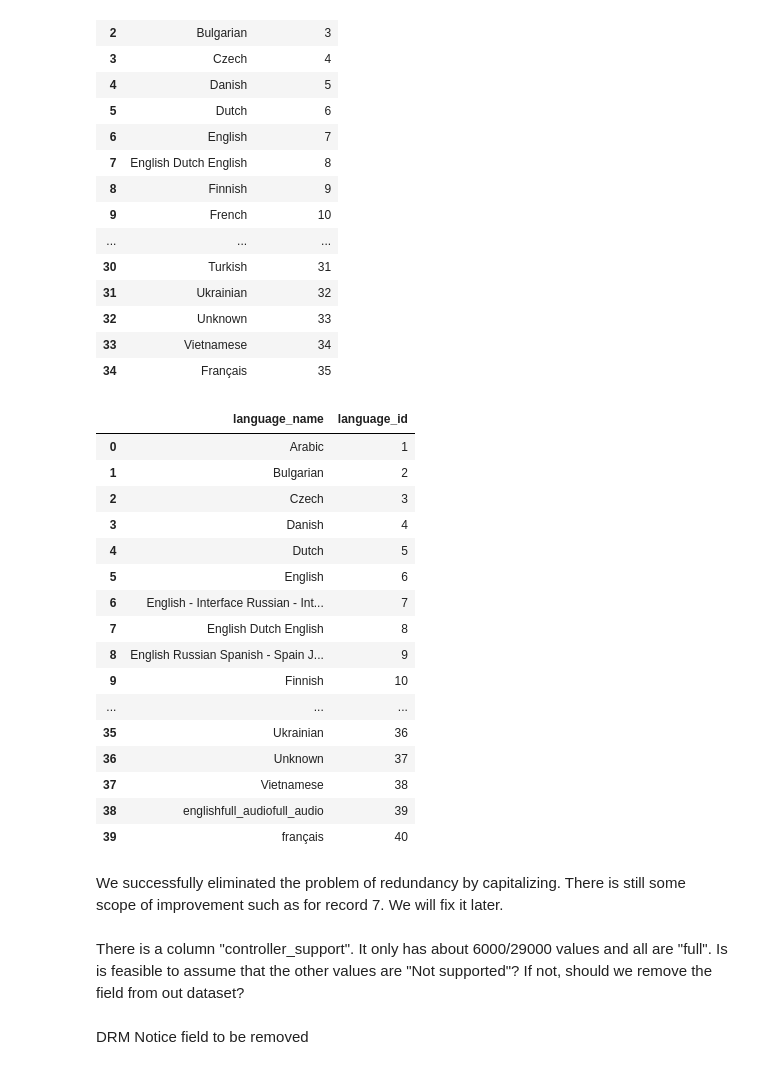
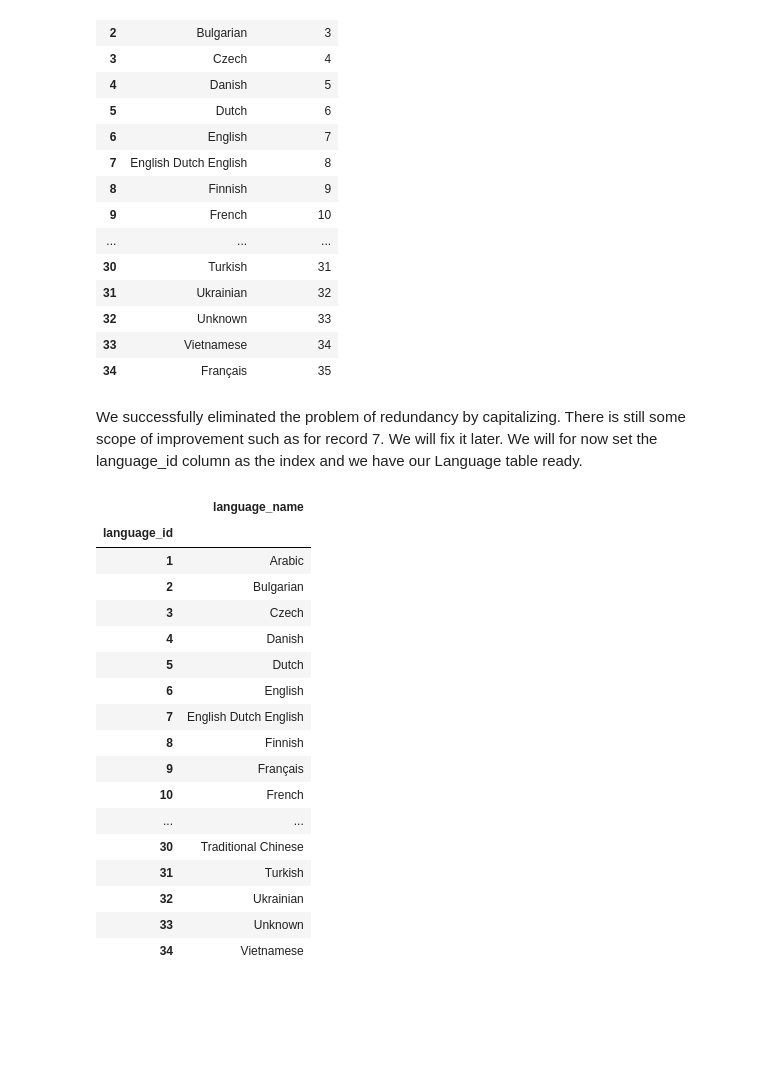
Before and after one commit to DSJaimin/Data_Science, a Jupyter notebook: DA/Streamdata Cleanup/Cleaning_steamspy.ipynb, the cells around one changed output. Cells and saved outputs as stored; diff of their text form; code cells hidden in the pictures; blank space fills up the shorter version.

```diff
--- a/DA/Streamdata Cleanup/Cleaning_steamspy.ipynb
+++ b/DA/Streamdata Cleanup/Cleaning_steamspy.ipynb
@@ -343,52 +343,27 @@ display(unique_languages)
 | 32 | Unknown | 33 |
 | 33 | Vietnamese | 34 |
 | 34 | Français | 35 |
-# %%
-# We will also replace the non-language labels with ""
-unique_languages['language_name'] = unique_languages['language_name'].str.replace(r'#lang_', '', regex=True)
-unique_languages['language_name'] = unique_languages['language_name'].str.replace(r'#lang_full_audio', '', regex=True)
-unique_languages['language_name'] = unique_languages['language_name'].str.replace(r'#lang_fullsubtitles', '', regex=True)
-unique_languages['language_name'] = unique_languages['language_name'].str.replace(r'\r|\n', ' ', regex=True)
-unique_languages['language_name'] = unique_languages['language_name'].str.replace(r'\[.*?\]', '', regex=True)
-unique_languages['language_name'] = unique_languages['language_name'].str.replace(r'\*\*|\*|<br>|;', '', regex=True)
-unique_languages['language_name'] = unique_languages['language_name'].str.strip()
-
-# Cleanup again after removing the unwanted special chars
-unique_languages['language_name'] = unique_languages['language_name'].str.replace(r'\s+', ' ', regex=True).str.strip()
-unique_languages = unique_languages.drop_duplicates(subset=['language_name']).reset_index(drop=True)
-
-# Filtering out common non-language labels
-non_language_labels = [
-    '', 'Interface', 'Full Audio', 'Full Subtitles', 'Not supported', 'Interface', 'text', 'only', 'all', 'with'
-]
-unique_languages = unique_languages[~unique_languages['language_name'].isin(non_language_labels)]
-
-# Sorting and making sure that the index value starts from 1 and not 0
-unique_languages = unique_languages.sort_values('language_name').reset_index(drop=True)
-unique_languages['language_id'] = unique_languages.index + 1
-
-display(unique_languages)
-# %% [output]
-|  | language_name | language_id |
-| 0 | Arabic | 1 |
-| 1 | Bulgarian | 2 |
-| 2 | Czech | 3 |
-| 3 | Danish | 4 |
-| 4 | Dutch | 5 |
-| 5 | English | 6 |
-| 6 | English - Interface Russian - Int... | 7 |
-| 7 | English Dutch English | 8 |
-| 8 | English Russian Spanish - Spain J... | 9 |
-| 9 | Finnish | 10 |
-| ... | ... | ... |
-| 35 | Ukrainian | 36 |
-| 36 | Unknown | 37 |
-| 37 | Vietnamese | 38 |
-| 38 | englishfull_audiofull_audio | 39 |
-| 39 | français | 40 |
 # %% [markdown]
-We successfully eliminated the problem of redundancy by capitalizing. There is still some scope of improvement such as for record 7. We will fix it later.
+We successfully eliminated the problem of redundancy by capitalizing. There is still some scope of improvement such as for record 7. We will fix it later. We will for now set the language_id column as the index and we have our Language table ready.
-# %% [markdown]
-There is a column "controller_support". It only has about 6000/29000 values and all are "full". Is is feasible to assume that the other values are "Not supported"? If not, should we remove the field from out dataset?
-# %% [markdown]
-DRM Notice field to be removed
+# %%
+Language = unique_languages.set_index('language_id')
+display(Language)
+# %% [output]
+|  | language_name |
+| language_id |  |
+| 1 | Arabic |
+| 2 | Bulgarian |
+| 3 | Czech |
+| 4 | Danish |
+| 5 | Dutch |
+| 6 | English |
+| 7 | English Dutch English |
+| 8 | Finnish |
+| 9 | Français |
+| 10 | French |
+| ... | ... |
+| 30 | Traditional Chinese |
+| 31 | Turkish |
+| 32 | Ukrainian |
+| 33 | Unknown |
+| 34 | Vietnamese |
```
Also changed, not shown: parts of 5 cells of this notebook, 2 other files.
